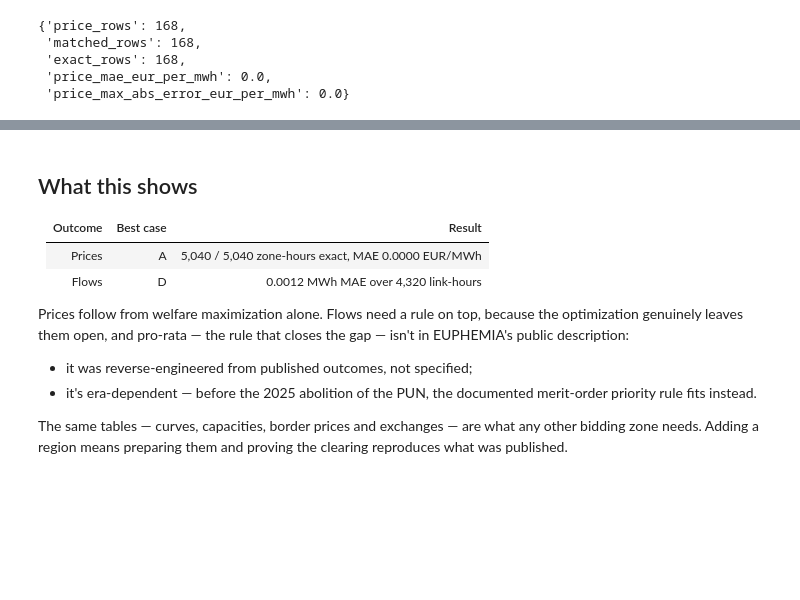
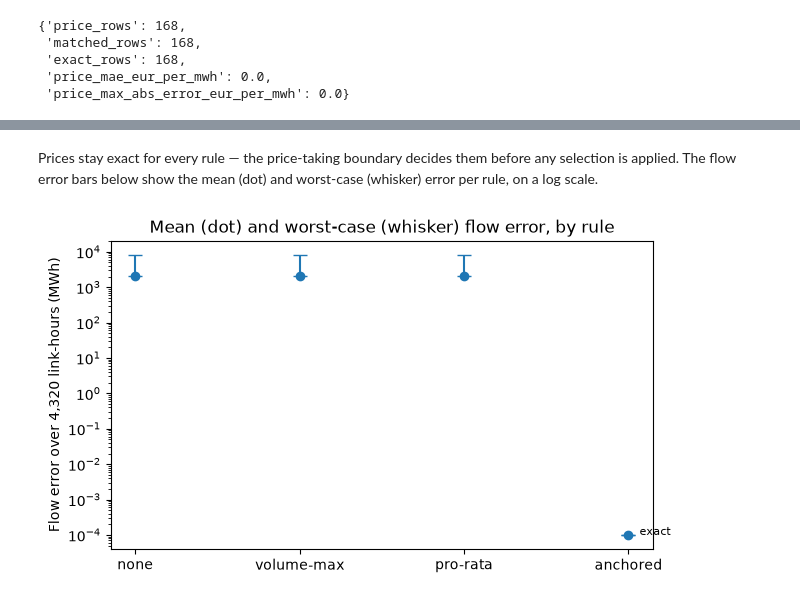
Before and after one commit to rebase-energy/OpenEUPHEMIA, a Jupyter notebook: examples/italy_april_2025.ipynb, the cells around one changed output, grey strips where cells are left out. Saved outputs shown, nothing was run; the diff lists cells and outputs as text; code cells hidden in the pictures; blank space fills up the shorter version.

```diff
--- a/examples/italy_april_2025.ipynb
+++ b/examples/italy_april_2025.ipynb
@@ -255,19 +208,24 @@ plt.show()
-# %% [markdown]
-## What this shows
-
-| Outcome | Best case | Result |
-|---|---|---|
-| Prices | A | 5,040 / 5,040 zone-hours exact, MAE 0.0000 EUR/MWh |
-| Flows | D | 0.0012 MWh MAE over 4,320 link-hours |
-
-Prices follow from welfare maximization alone. Flows need a rule on top,
-because the optimization genuinely leaves them open, and pro-rata — the
-rule that closes the gap — isn't in EUPHEMIA's public description:
-
-- it was reverse-engineered from published outcomes, not specified;
-- it's era-dependent — before the 2025 abolition of the PUN, the
-  documented merit-order priority rule fits instead.
-
-The same tables — curves, capacities, border prices and exchanges — are
-what any other bidding zone needs. Adding a region means preparing them
-and proving the clearing reproduces what was published.
+# %% [markdown]
+Prices stay exact for every rule — the price-taking boundary decides
+them before any selection is applied. The flow error bars below show the
+mean (dot) and worst-case (whisker) error per rule, on a log scale.
+# %%
+import numpy as np
+
+FLOOR = 1e-4  # log axes can't draw a true zero; floored points are exact
+
+fig, ax = plt.subplots(figsize=(7, 4))
+x = np.arange(len(overview))
+mae = overview["flow MAE (MWh)"].clip(lower=FLOOR)
+worst = overview["flow max error (MWh)"].clip(lower=FLOOR)
+ax.errorbar(x, mae, yerr=[[0] * len(x), worst - mae], fmt="o", capsize=5, color="tab:blue")
+for i, (m, w) in enumerate(zip(overview["flow MAE (MWh)"], overview["flow max error (MWh)"])):
+    if w < 1e-6:
+        ax.annotate("exact", (i, FLOOR), textcoords="offset points", xytext=(8, 0), fontsize=8)
+ax.set_yscale("log")
+ax.set_xticks(x, overview["rule"])
+ax.set_ylabel("Flow error over 4,320 link-hours (MWh)")
+ax.set_title("Mean (dot) and worst-case (whisker) flow error, by rule")
+plt.show()
+# %% [output]
+[figure, added]
```
Also changed, not shown: parts of 13 cells of this notebook, 4 other files.
